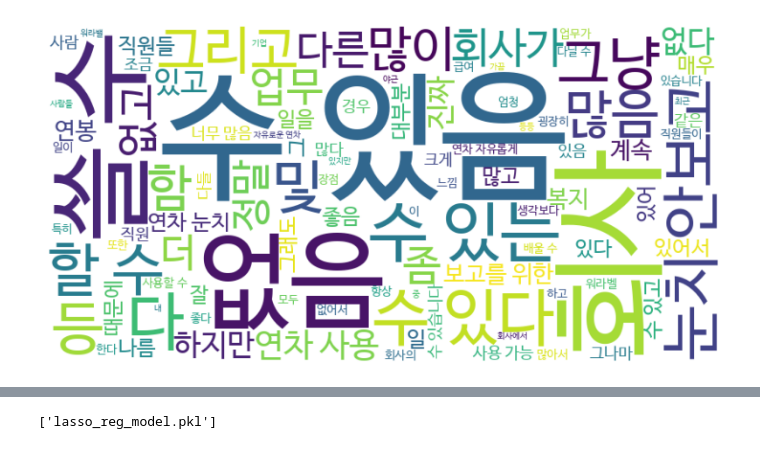
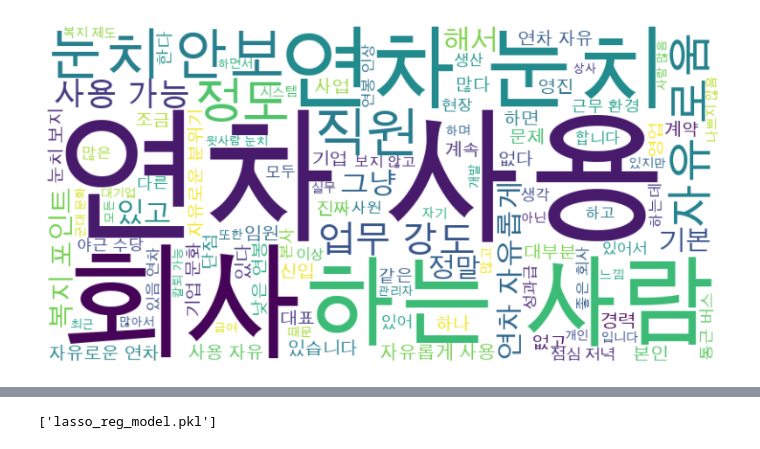
Before and after one commit to Sue-HyeongLee/SCAICO_turnover_rate, a Jupyter notebook: combined_total_1.ipynb, the cells around one changed output, grey strips where cells are left out. Saved outputs shown, nothing was run; the diff lists cells and outputs as text; code cells hidden in the pictures.

```diff
--- a/combined_total_1.ipynb
+++ b/combined_total_1.ipynb
@@ -131,7 +112,7 @@ def fv_preprocessing(fv):
 
   return fv_df
 # %%
-combined_data = pd.read_csv("/content/drive/MyDrive/bow_df.csv")
+combined_data = pd.read_csv("new_bow_df.csv")
 # %%
 
 from sklearn.model_selection import train_test_split
@@ -147,23 +128,31 @@ combined_data.drop('turn_over_rate', axis=1, inplace=True)
 # %%
 from wordcloud import WordCloud
 import matplotlib.pyplot as plt
+from matplotlib import rc
 
 # 한글 폰트 설정
-font_path = "/usr/share/fonts/truetype/nanum/NanumBarunGothic.ttf"
+# font_path = "/usr/share/fonts/truetype/nanum/NanumBarunGothic.ttf"
+font_path = "/System/Library/Fonts/Supplemental/Arial Unicode.ttf"
+# MAC
+rc('font', family='AppleGothic')
+
+plt.rcParams['axes.unicode_minus'] = False
+
 
 # 'adv'와 'dadv' 컬럼의 텍스트를 합치기
 combined_text = " ".join(combined_data['adv'] + " " + combined_data['dadv'])
 
 # 워드 클라우드 생성
+# wordcloud = WordCloud(font_path=font_path, width=800, height=400, max_words=100, background_color='white').generate(combined_text)
 wordcloud = WordCloud(font_path=font_path, width=800, height=400, max_words=100, background_color='white').generate(combined_text)
 
 # 워드 클라우드 시각화
 plt.figure(figsize=(10, 5))
 plt.imshow(wordcloud, interpolation='bilinear')
 plt.axis('off')
 plt.show()
 # %% [output]
-[figure, old version]
+[figure, new version]
 # %%
 combined_data = combined_data.drop(['company_name'], axis = 1, inplace = False)
 # %%
```
Also changed, not shown: parts of 14 cells of this notebook, 6 other files.
